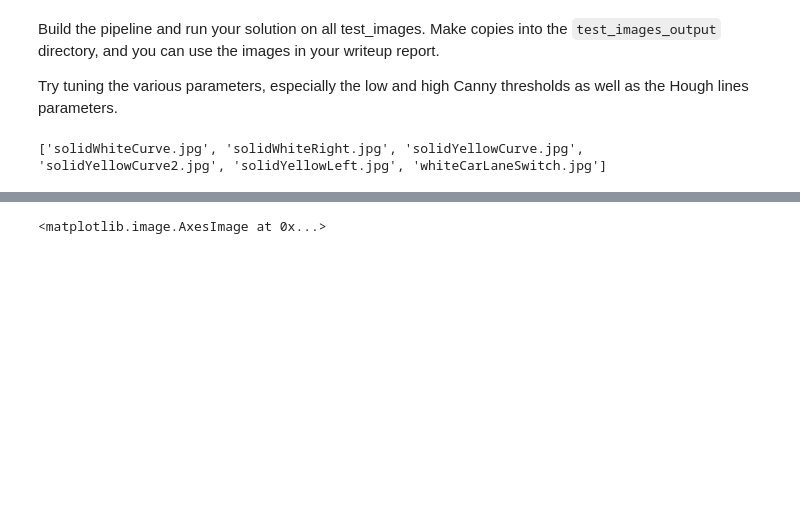
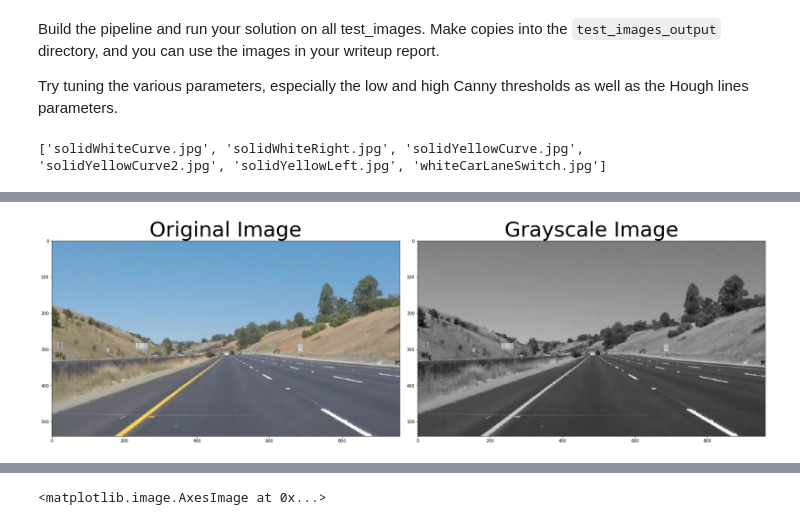
Before and after one commit to hammcin/CarND-LaneLines-P1, a Jupyter notebook: P1.ipynb, the cells around one changed output, grey strips where cells are left out. Drawn from its saved outputs; the diff is of its cells as text; code cells hidden in the pictures; blank space fills up the shorter version.

Commit message:
docs: Add images demonstrating pipeline and videos

```diff
--- a/P1.ipynb
+++ b/P1.ipynb
@@ -223,3 +223,14 @@ plt.imshow(gray, cmap='gray')
+# %%
+fig, axs = plt.subplots(1, 2, figsize=[24,9])
+fig.tight_layout()
+axs[0].imshow(image)
+axs[0].set_title("Original Image", fontsize=50)
+axs[1].imshow(gray, cmap='gray')
+axs[1].set_title("Grayscale Image", fontsize=50)
+plt.subplots_adjust(left=0., right=1, top=0.9, bottom=0.)
+plt.savefig("Figures/grayscale.jpg")
+# %% [output]
+[figure, added]
 # %%
 kernel_size = 5
 blur_gray = gaussian_blur(gray, kernel_size)
```
Also changed, not shown: parts of 20 cells of this notebook, 6 other files.
